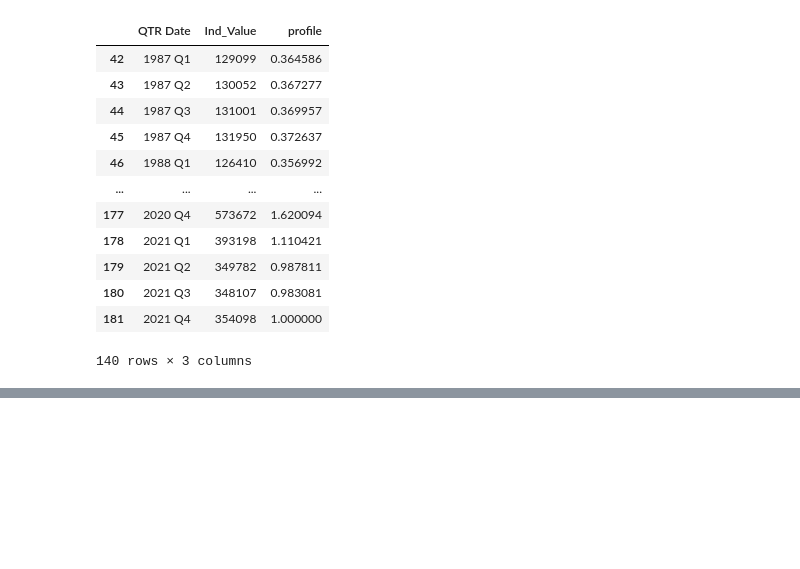
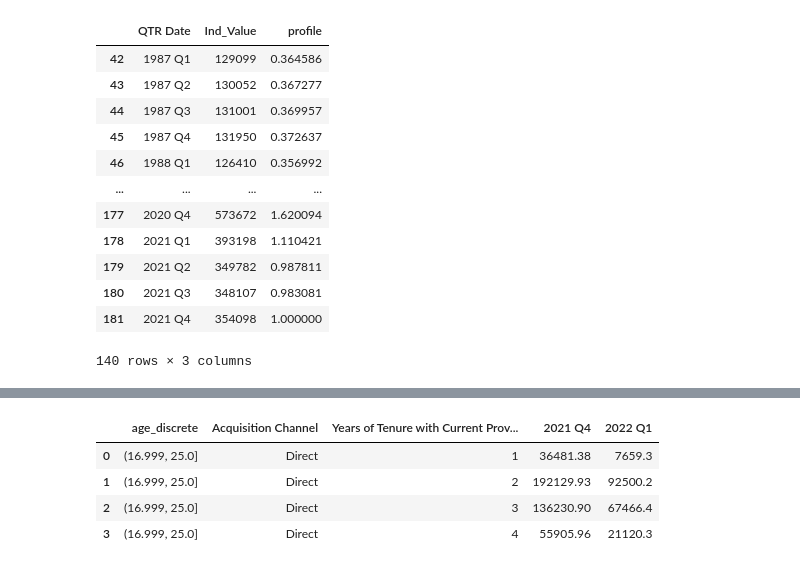
Before and after one commit to PaulB86UK/PP_ART, a Jupyter notebook: NB.ipynb, the cells around one changed output, grey strips where cells are left out. Saved outputs shown, nothing was run; the diff lists cells and outputs as text; code cells hidden in the pictures; blank space fills up the shorter version.

```diff
--- a/NB.ipynb
+++ b/NB.ipynb
@@ -131,0 +265,9 @@ historical_data_ind_subset.to_csv(rf'{PATH}\Profile.csv')
+# %%
+processed_data = pd.read_sql(query, conn)
+processed_data.head(4)
+# %% [output]
+|  | age_discrete | Acquisition Channel | Years of Tenure with Current Prov... | 2021 Q4 | 2022 Q1 |
+| 0 | (16.999, 25.0] | Direct | 1 | 36481.38 | 7659.3 |
+| 1 | (16.999, 25.0] | Direct | 2 | 192129.93 | 92500.2 |
+| 2 | (16.999, 25.0] | Direct | 3 | 136230.90 | 67466.4 |
+| 3 | (16.999, 25.0] | Direct | 4 | 55905.96 | 21120.3 |
```
Also changed, not shown: parts of 18 cells of this notebook.
